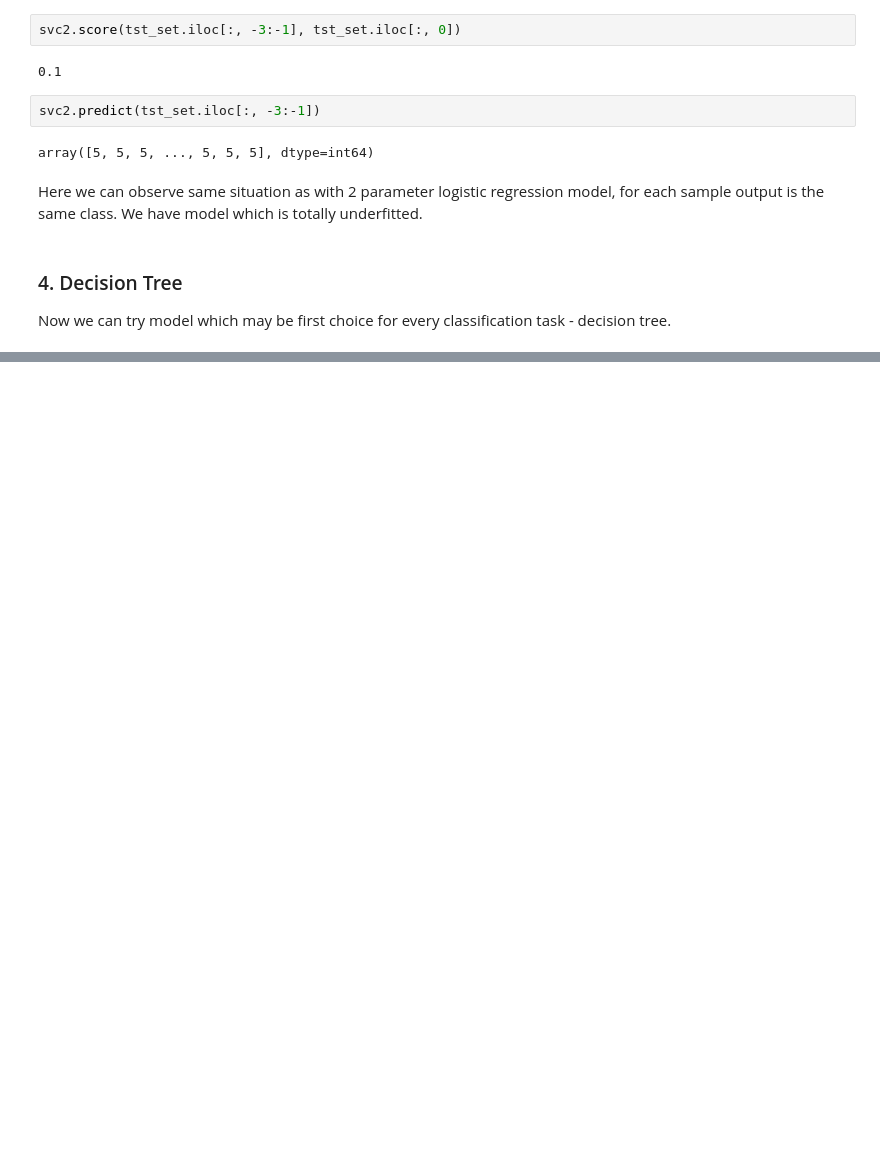
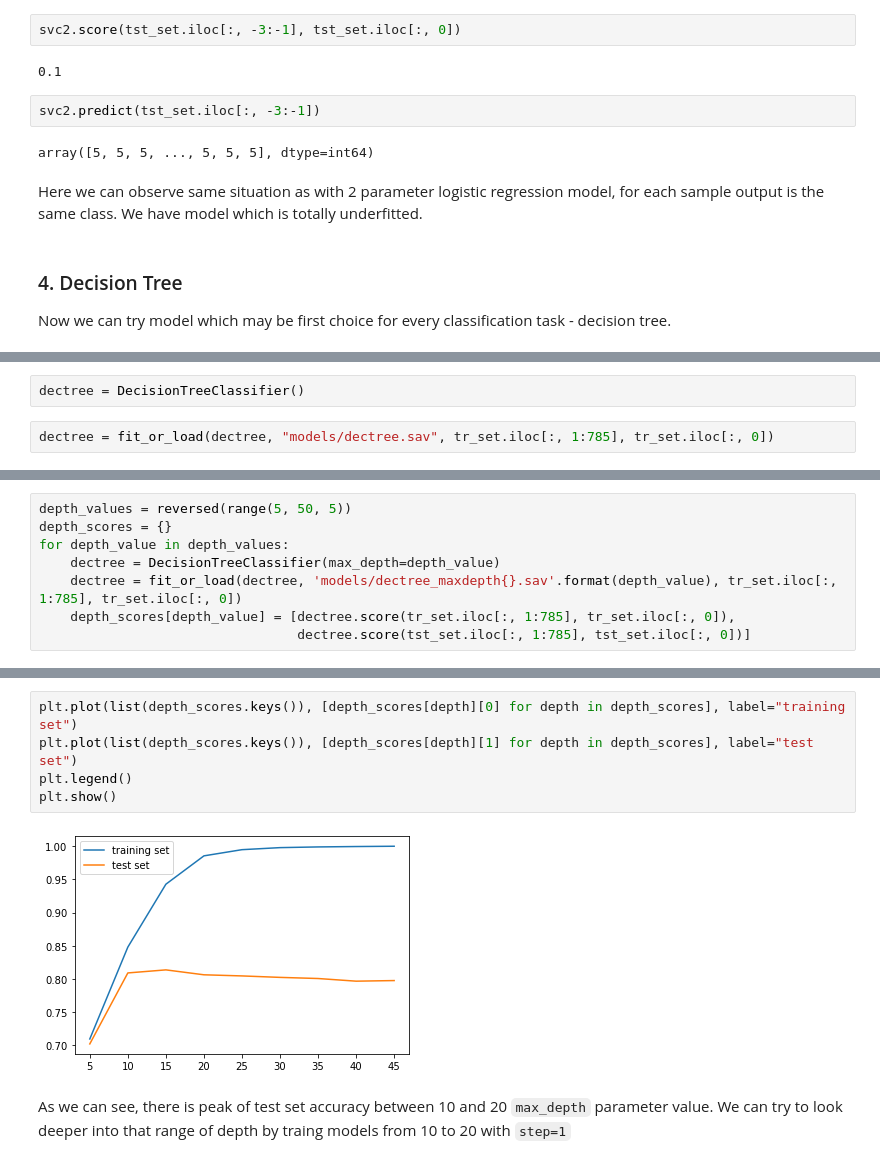
Before and after one commit to Eryk07/ClothesClassification, a Jupyter notebook: ClothesClassification.ipynb, the cells around one changed output, grey strips where cells are left out. Cells and saved outputs as stored; diff of their text form; blank space fills up the shorter version.

Commit message:
add Decision trees

```diff
--- a/ClothesClassification.ipynb
+++ b/ClothesClassification.ipynb
@@ -401,0 +405,4 @@ Now we can try model which may be first choice for every classification task - d
+# %%
+dectree = DecisionTreeClassifier()
+# %%
+dectree = fit_or_load(dectree, "models/dectree.sav", tr_set.iloc[:, 1:785], tr_set.iloc[:, 0])
@@ -401,0 +429,8 @@ Now we can try model which may be first choice for every classification task - d
+# %%
+depth_values = reversed(range(5, 50, 5))
+depth_scores = {}
+for depth_value in depth_values:
+    dectree = DecisionTreeClassifier(max_depth=depth_value)
+    dectree = fit_or_load(dectree, 'models/dectree_maxdepth{}.sav'.format(depth_value), tr_set.iloc[:, 1:785], tr_set.iloc[:, 0])
+    depth_scores[depth_value] = [dectree.score(tr_set.iloc[:, 1:785], tr_set.iloc[:, 0]),
+                                 dectree.score(tst_set.iloc[:, 1:785], tst_set.iloc[:, 0])]
@@ -401,0 +449,9 @@ Now we can try model which may be first choice for every classification task - d
+# %%
+plt.plot(list(depth_scores.keys()), [depth_scores[depth][0] for depth in depth_scores], label="training set")
+plt.plot(list(depth_scores.keys()), [depth_scores[depth][1] for depth in depth_scores], label="test set")
+plt.legend()
+plt.show()
+# %% [output]
+[figure, added]
+# %% [markdown]
+As we can see, there is peak of test set accuracy between 10 and 20 `max_depth` parameter value. We can try to look deeper into that range of depth by traing models from 10 to 20 with `step=1`
```
Also changed, not shown: parts of 21 cells of this notebook, 5 other files.
